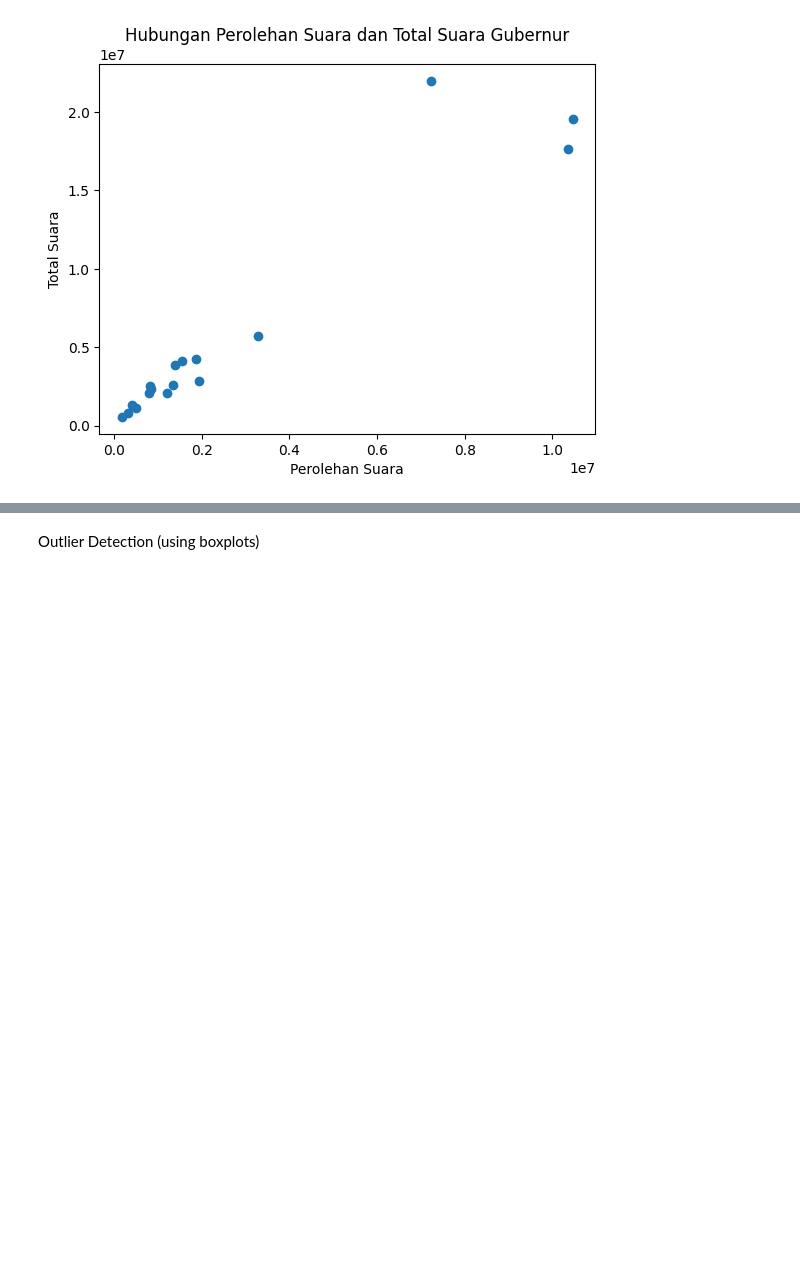
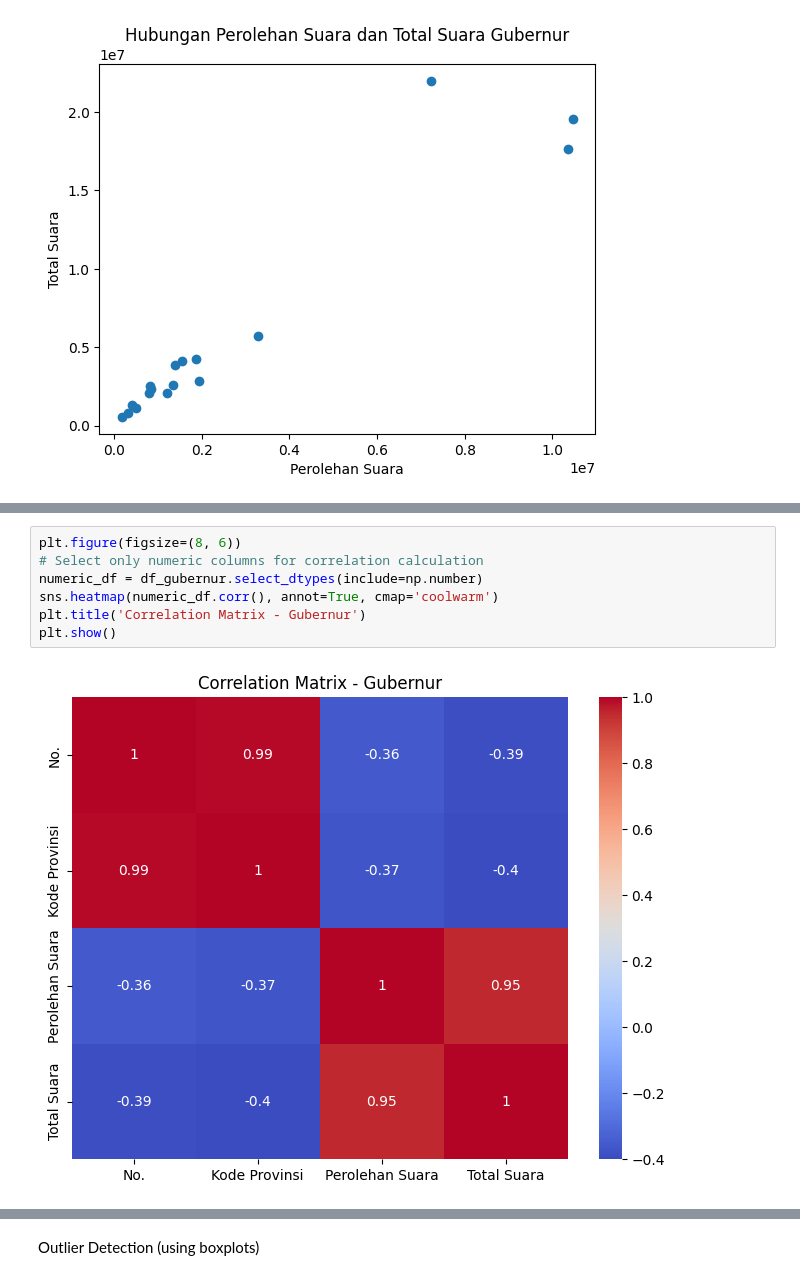
Before and after one commit to LatiefDataVisionary/eda-college-task, a Jupyter notebook: Tgs_EDA_pilkada.ipynb, the cells around one changed output, grey strips where cells are left out. Cells and saved outputs as stored; diff of their text form; blank space fills up the shorter version.

```diff
--- a/Tgs_EDA_pilkada.ipynb
+++ b/Tgs_EDA_pilkada.ipynb
@@ -194,0 +205,9 @@ plt.show()
+# %%
+plt.figure(figsize=(8, 6))
+# Select only numeric columns for correlation calculation
+numeric_df = df_gubernur.select_dtypes(include=np.number)
+sns.heatmap(numeric_df.corr(), annot=True, cmap='coolwarm')
+plt.title('Correlation Matrix - Gubernur')
+plt.show()
+# %% [output]
+[figure, added]
```
Also changed, not shown: parts of 6 cells of this notebook.
